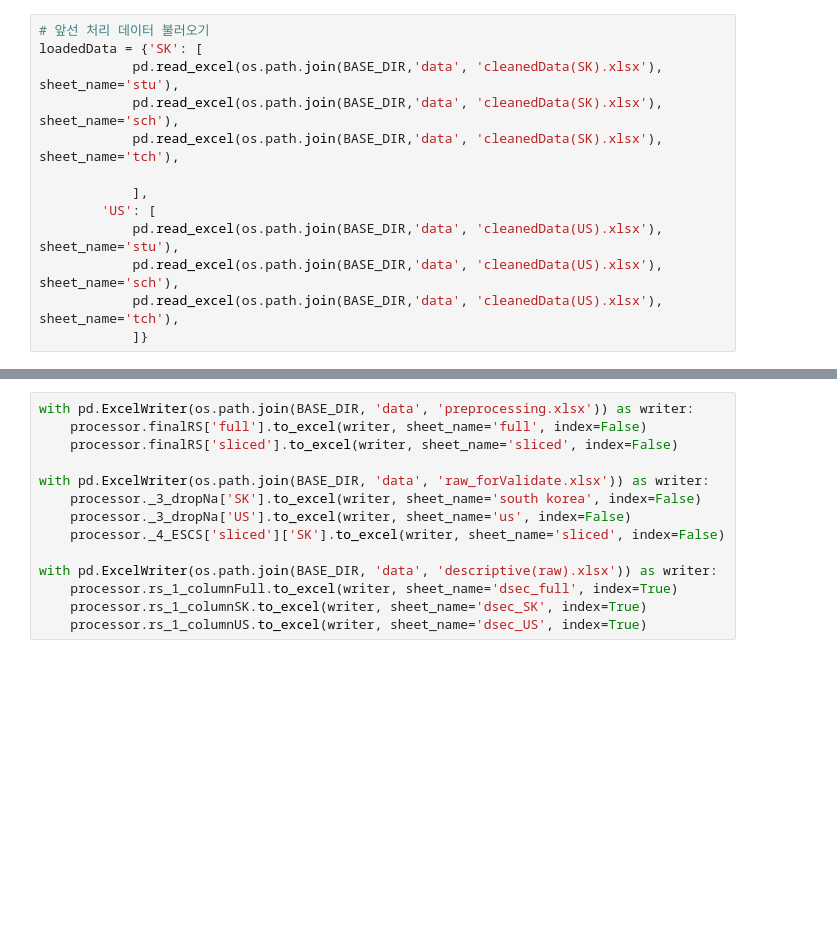
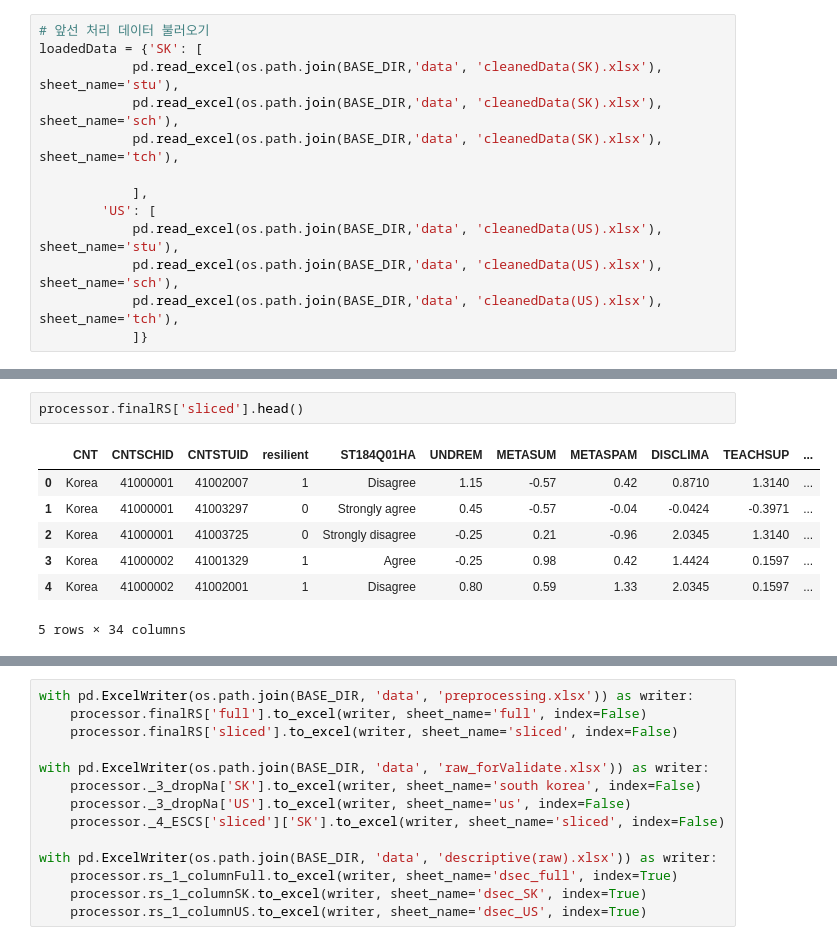
Before and after one commit to huni1023/Research, a Jupyter notebook: MixedRF/analysis.ipynb, the cells around one changed output, grey strips where cells are left out. Cells and saved outputs as stored; diff of their text form; blank space fills up the shorter version.

```diff
--- a/MixedRF/analysis.ipynb
+++ b/MixedRF/analysis.ipynb
@@ -743,0 +733,10 @@ TypeError: 'numpy.ndarray' object is not callable
+# %%
+processor.finalRS['sliced'].head()
+# %% [output]
+|  | CNT | CNTSCHID | CNTSTUID | resilient | ST184Q01HA | UNDREM | METASUM | METASPAM | DISCLIMA | TEACHSUP | ... |
+| 0 | Korea | 41000001 | 41002007 | 1 | Disagree | 1.15 | -0.57 | 0.42 | 0.8710 | 1.3140 | ... |
+| 1 | Korea | 41000001 | 41003297 | 0 | Strongly agree | 0.45 | -0.57 | -0.04 | -0.0424 | -0.3971 | ... |
+| 2 | Korea | 41000001 | 41003725 | 0 | Strongly disagree | -0.25 | 0.21 | -0.96 | 2.0345 | 1.3140 | ... |
+| 3 | Korea | 41000002 | 41001329 | 1 | Agree | -0.25 | 0.98 | 0.42 | 1.4424 | 0.1597 | ... |
+| 4 | Korea | 41000002 | 41002001 | 1 | Disagree | 0.80 | 0.59 | 1.33 | 2.0345 | 0.1597 | ... |
+5 rows × 34 columns
```
Also changed, not shown: parts of 6 cells of this notebook, 4 other files.
